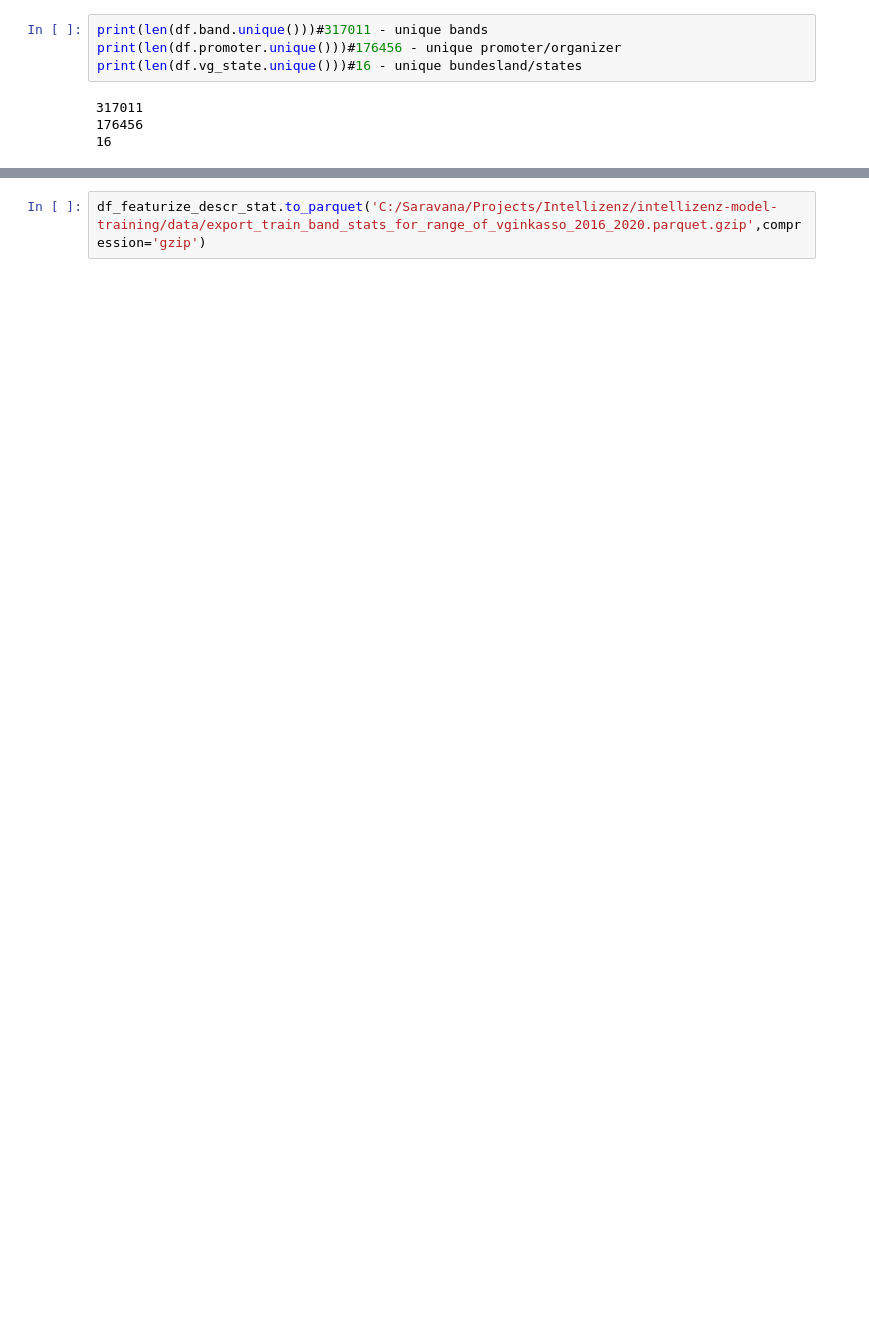
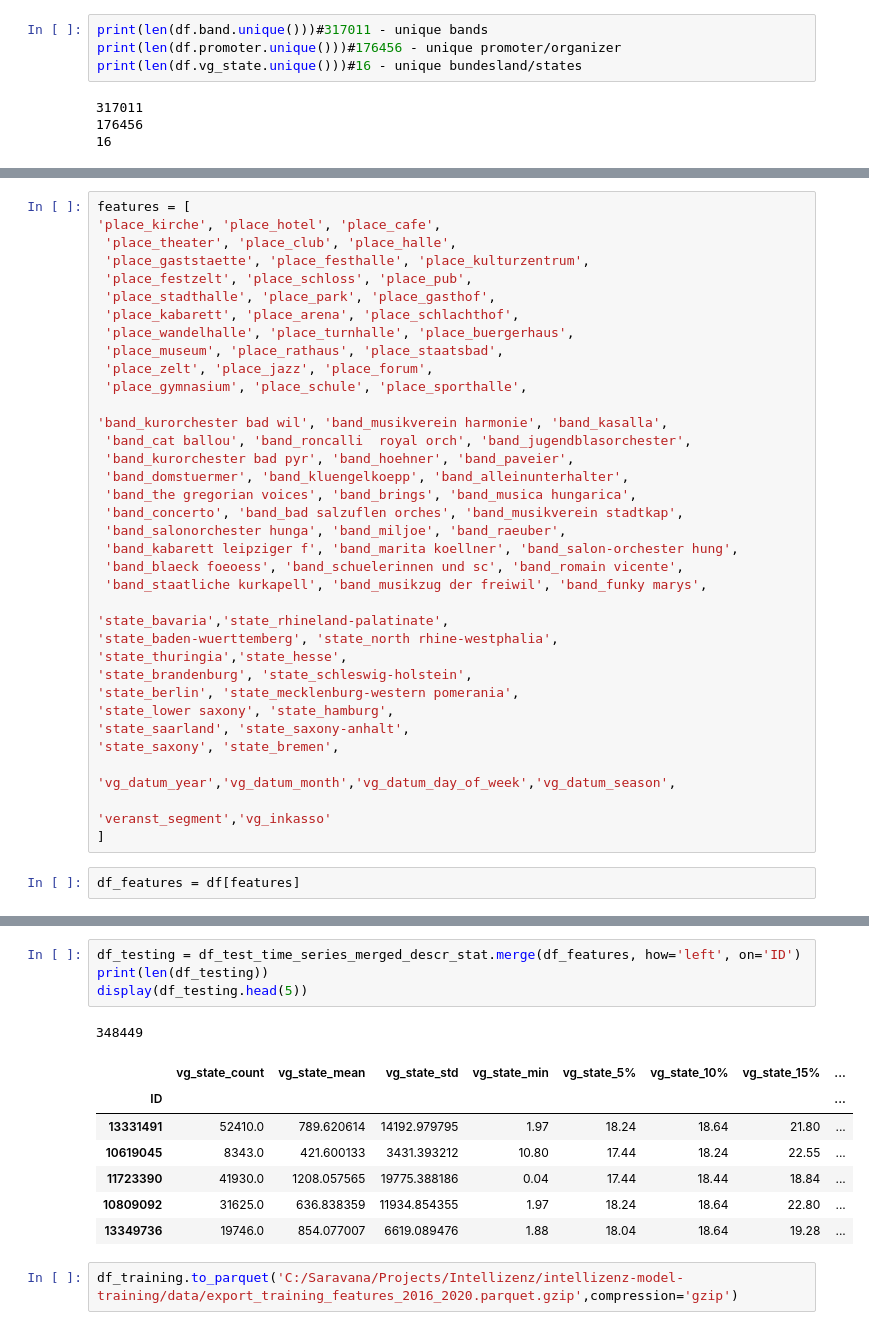
Before and after one commit to Saraavana/reclamation-processing, a Jupyter notebook: baseline/Features/00-generate-features.ipynb, the cells around one changed output, grey strips where cells are left out. Cells and saved outputs as stored; diff of their text form; blank space fills up the shorter version.

```diff
--- a/baseline/Features/00-generate-features.ipynb
+++ b/baseline/Features/00-generate-features.ipynb
@@ -136,0 +190,39 @@ display(df_featurize_descr_stat_result.head(5))
+# %%
+features = [
+'place_kirche', 'place_hotel', 'place_cafe',
+ 'place_theater', 'place_club', 'place_halle',
+ 'place_gaststaette', 'place_festhalle', 'place_kulturzentrum',
+ 'place_festzelt', 'place_schloss', 'place_pub',
+ 'place_stadthalle', 'place_park', 'place_gasthof',
+ 'place_kabarett', 'place_arena', 'place_schlachthof',
+ 'place_wandelhalle', 'place_turnhalle', 'place_buergerhaus',
+ 'place_museum', 'place_rathaus', 'place_staatsbad',
+ 'place_zelt', 'place_jazz', 'place_forum',
+ 'place_gymnasium', 'place_schule', 'place_sporthalle',
+
+'band_kurorchester bad wil', 'band_musikverein harmonie', 'band_kasalla',
+ 'band_cat ballou', 'band_roncalli  royal orch', 'band_jugendblasorchester',
+ 'band_kurorchester bad pyr', 'band_hoehner', 'band_paveier',
+ 'band_domstuermer', 'band_kluengelkoepp', 'band_alleinunterhalter',
+ 'band_the gregorian voices', 'band_brings', 'band_musica hungarica',
+ 'band_concerto', 'band_bad salzuflen orches', 'band_musikverein stadtkap',
+ 'band_salonorchester hunga', 'band_miljoe', 'band_raeuber',
+ 'band_kabarett leipziger f', 'band_marita koellner', 'band_salon-orchester hung',
+ 'band_blaeck foeoess', 'band_schuelerinnen und sc', 'band_romain vicente',
+ 'band_staatliche kurkapell', 'band_musikzug der freiwil', 'band_funky marys',
+
+'state_bavaria','state_rhineland-palatinate',
+'state_baden-wuerttemberg',	'state_north rhine-westphalia',
+'state_thuringia','state_hesse',
+'state_brandenburg', 'state_schleswig-holstein',
+'state_berlin',	'state_mecklenburg-western pomerania',
+'state_lower saxony', 'state_hamburg',
+'state_saarland', 'state_saxony-anhalt',
+'state_saxony',	'state_bremen',
+
+'vg_datum_year','vg_datum_month','vg_datum_day_of_week','vg_datum_season',
+
+'veranst_segment','vg_inkasso'
+]
+# %%
+df_features = df[features]
@@ -137,3 +244,16 @@ display(df_featurize_descr_stat_result.head(5))
+# %%
+df_testing = df_test_time_series_merged_descr_stat.merge(df_features, how='left', on='ID')
+print(len(df_testing))
+display(df_testing.head(5))
+# %% [output]
+348449
+|  | vg_state_count | vg_state_mean | vg_state_std | vg_state_min | vg_state_5% | vg_state_10% | vg_state_15% | ... |
+| ID |  |  |  |  |  |  |  | ... |
+| 13331491 | 52410.0 | 789.620614 | 14192.979795 | 1.97 | 18.24 | 18.64 | 21.80 | ... |
+| 10619045 | 8343.0 | 421.600133 | 3431.393212 | 10.80 | 17.44 | 18.24 | 22.55 | ... |
+| 11723390 | 41930.0 | 1208.057565 | 19775.388186 | 0.04 | 17.44 | 18.44 | 18.84 | ... |
+| 10809092 | 31625.0 | 636.838359 | 11934.854355 | 1.97 | 18.24 | 18.64 | 22.80 | ... |
+| 13349736 | 19746.0 | 854.077007 | 6619.089476 | 1.88 | 18.04 | 18.64 | 19.28 | ... |
 # %%
-df_featurize_descr_stat.to_parquet('C:/Saravana/Projects/Intellizenz/intellizenz-model-training/data/export_train_band_stats_for_range_of_vginkasso_2016_2020.parquet.gzip',compression='gzip')
+df_training.to_parquet('C:/Saravana/Projects/Intellizenz/intellizenz-model-training/data/export_training_features_2016_2020.parquet.gzip',compression='gzip')
 # %%
```
Also changed, not shown: parts of 23 cells of this notebook, 3 other files.
